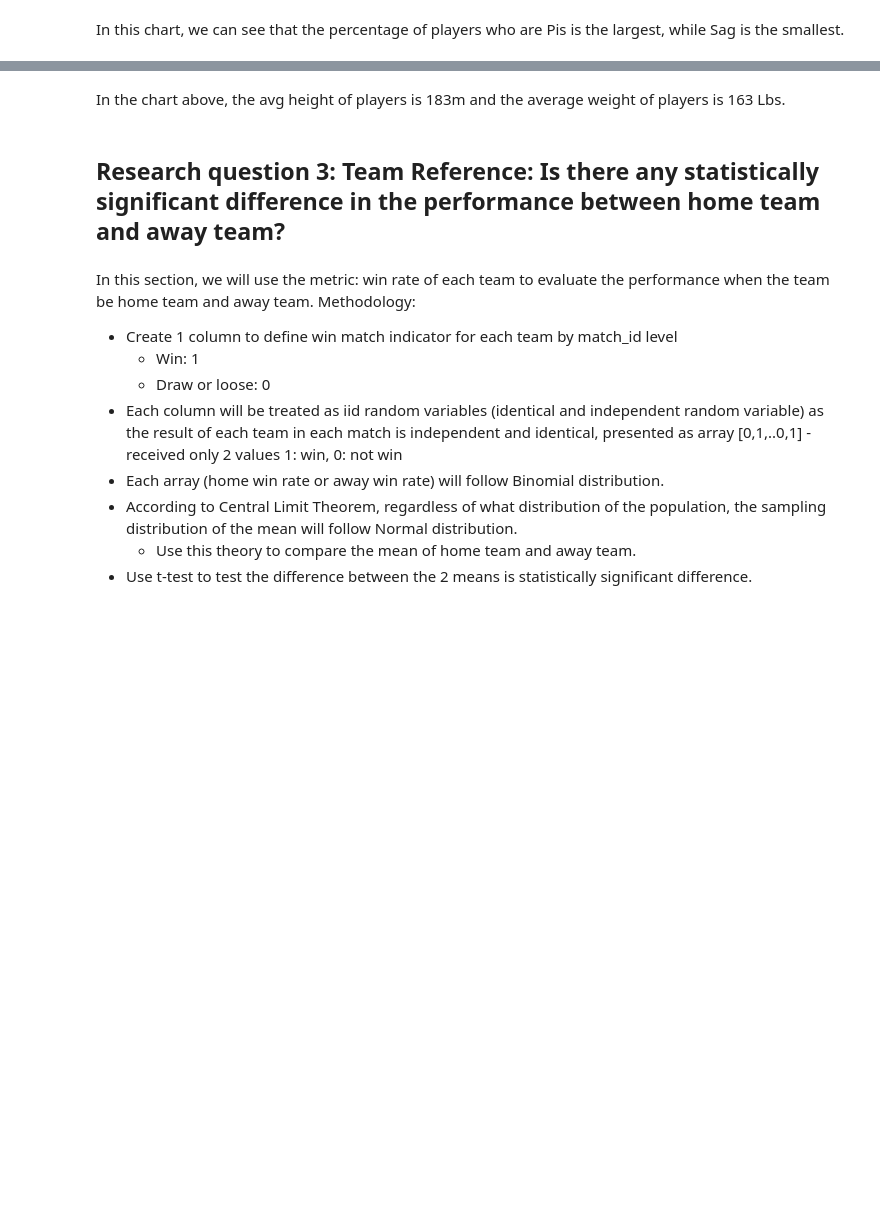
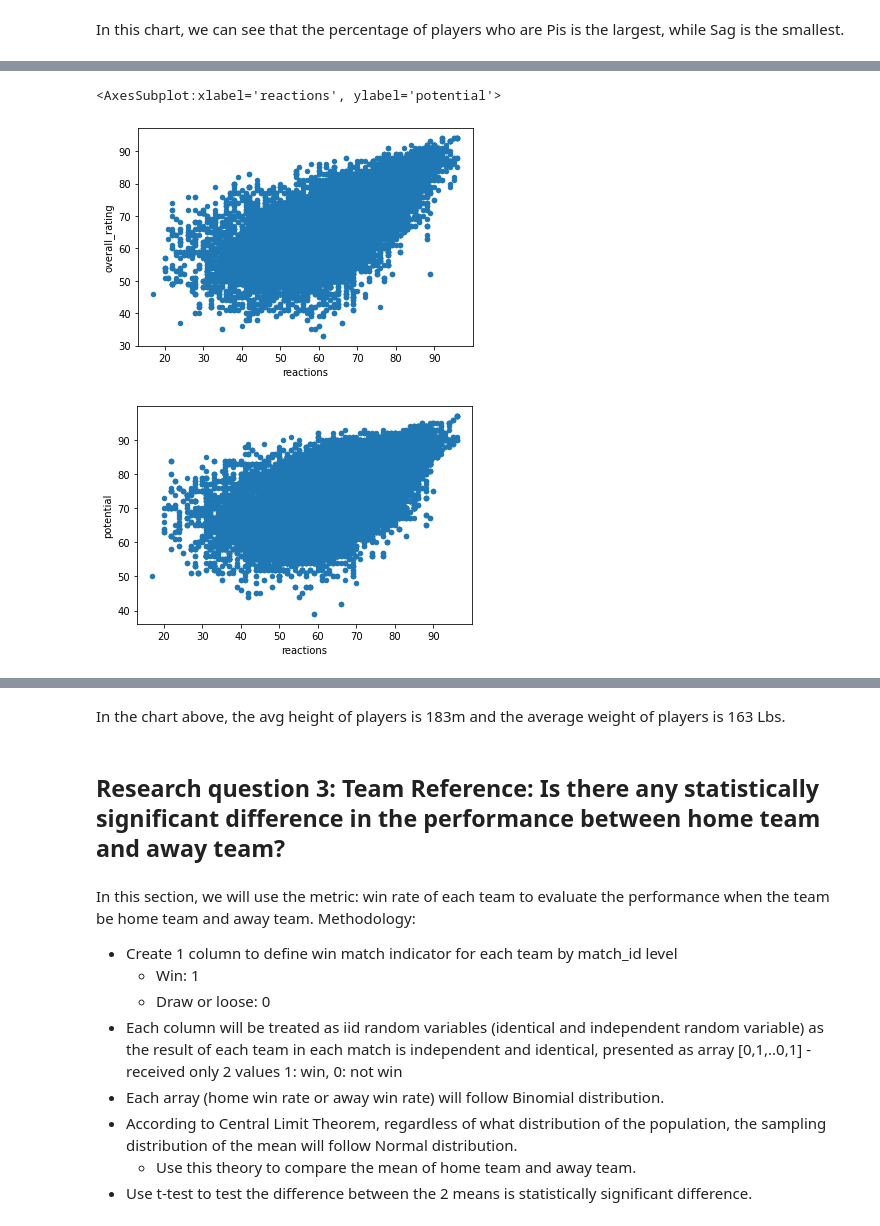
Before and after one commit to minhtutruong712/European-Soccer-Dataset, a Jupyter notebook: European_soccer_analysis.ipynb, the cells around one changed output, grey strips where cells are left out. Cells and saved outputs as stored; diff of their text form; code cells hidden in the pictures; blank space fills up the shorter version.

```diff
--- a/European_soccer_analysis.ipynb
+++ b/European_soccer_analysis.ipynb
@@ -318,2 +274,4 @@ df3['Zodiac'].value_counts(normalize=True).plot(kind = 'barh')
 # %% [markdown]
 In this chart, we can see that the percentage of players who are Pis is the largest, while Sag is the smallest.
+# %%
+df5 = pd.read_sql("select * from player_attributes", conn)
@@ -319,0 +298,7 @@ In this chart, we can see that the percentage of players who are Pis is the larg
+# %%
+df5.plot(x='reactions',y='overall_rating', kind = 'scatter')
+df5.plot(x='reactions',y='potential', kind = 'scatter')
+# %% [output]
+<AxesSubplot:xlabel='reactions', ylabel='potential'>
+[figure, added]
+[figure, added]
```
Also changed, not shown: parts of 31 cells of this notebook, 1 other file.
